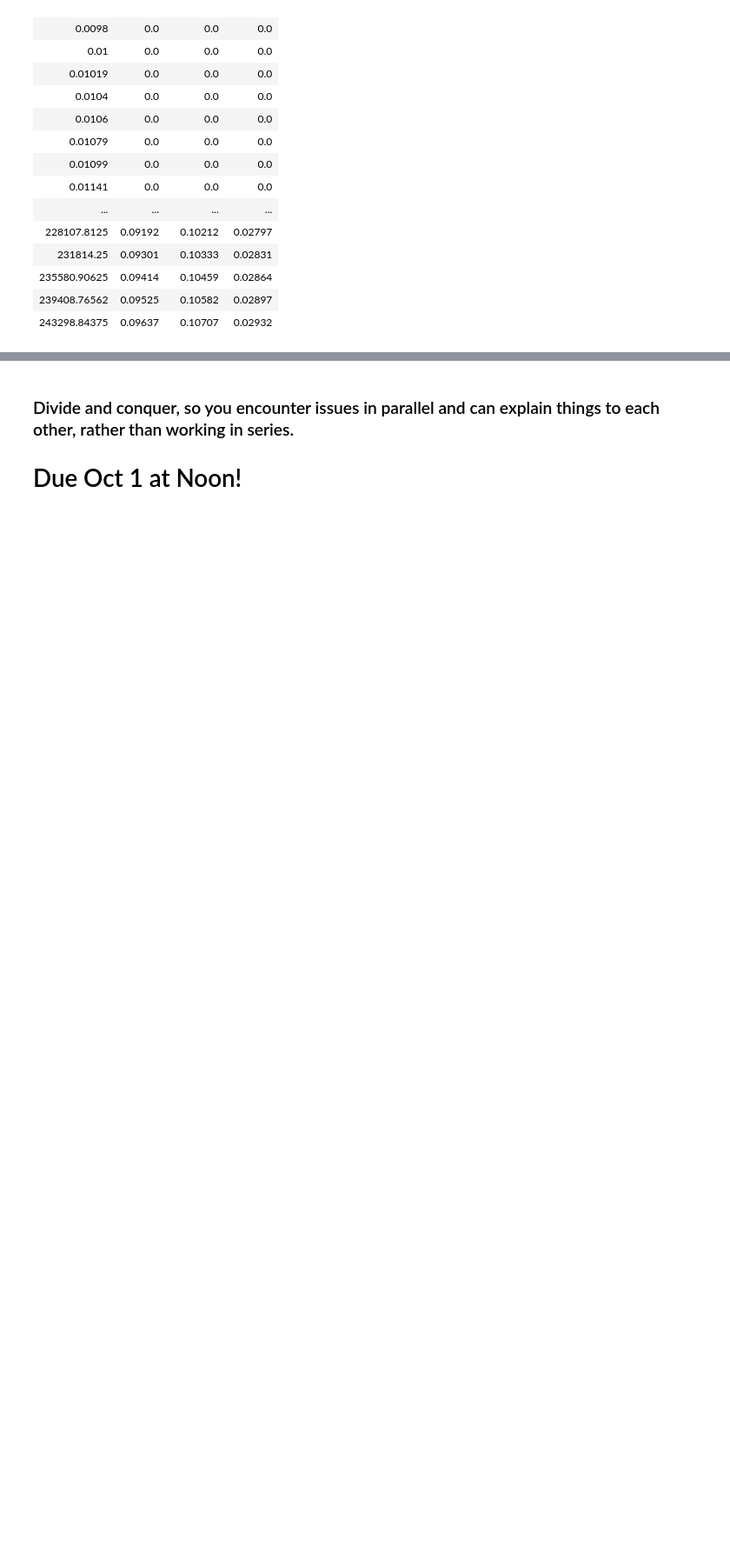
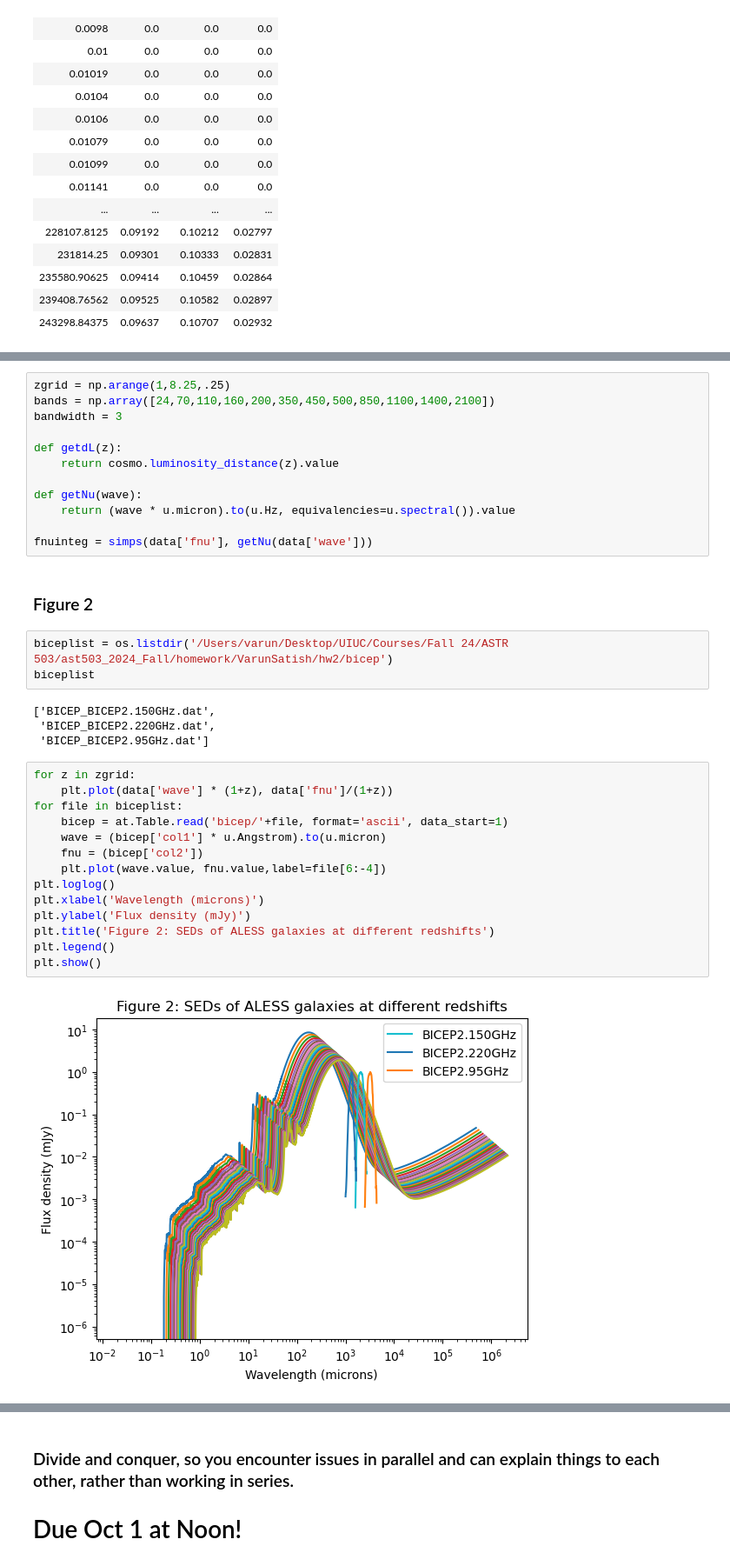
Before and after one commit to gnarayan/ast503_2024_Fall, a Jupyter notebook: homework/VarunSatish/hw2/HW2_ASTR503_VarunSatish.ipynb, the cells around one changed output, grey strips where cells are left out. Shown at 87% size. Drawn from its saved outputs; the diff is of its cells as text; blank space fills up the shorter version.

```diff
--- a/homework/VarunSatish/hw2/HW2_ASTR503_VarunSatish.ipynb
+++ b/homework/VarunSatish/hw2/HW2_ASTR503_VarunSatish.ipynb
@@ -71,3 +75,40 @@ Table length=13115
+# %%
+zgrid = np.arange(1,8.25,.25)
+bands = np.array([24,70,110,160,200,350,450,500,850,1100,1400,2100])
+bandwidth = 3
+
+def getdL(z):
+    return cosmo.luminosity_distance(z).value
+
+def getNu(wave):
+    return (wave * u.micron).to(u.Hz, equivalencies=u.spectral()).value
+
+fnuinteg = simps(data['fnu'], getNu(data['wave']))
+# %% [markdown]
+### Figure 2
+# %%
+biceplist = os.listdir('/Users/varun/Desktop/UIUC/Courses/Fall 24/ASTR 503/ast503_2024_Fall/homework/VarunSatish/hw2/bicep')
+biceplist
+# %% [output]
+['BICEP_BICEP2.150GHz.dat',
+ 'BICEP_BICEP2.220GHz.dat',
+ 'BICEP_BICEP2.95GHz.dat']
+# %%
+for z in zgrid:
+    plt.plot(data['wave'] * (1+z), data['fnu']/(1+z))
+for file in biceplist:
+    bicep = at.Table.read('bicep/'+file, format='ascii', data_start=1)
+    wave = (bicep['col1'] * u.Angstrom).to(u.micron)
+    fnu = (bicep['col2'])
+    plt.plot(wave.value, fnu.value,label=file[6:-4])
+plt.loglog()
+plt.xlabel('Wavelength (microns)')
+plt.ylabel('Flux density (mJy)')
+plt.title('Figure 2: SEDs of ALESS galaxies at different redshifts')
+plt.legend()
+plt.show()
+# %% [output]
+[figure, added]
 # %% [markdown]
 # Q2 - Supernovae and $H_0$ (40 pts - 10 per part)
 
```
Also changed, not shown: parts of 7 cells of this notebook.
